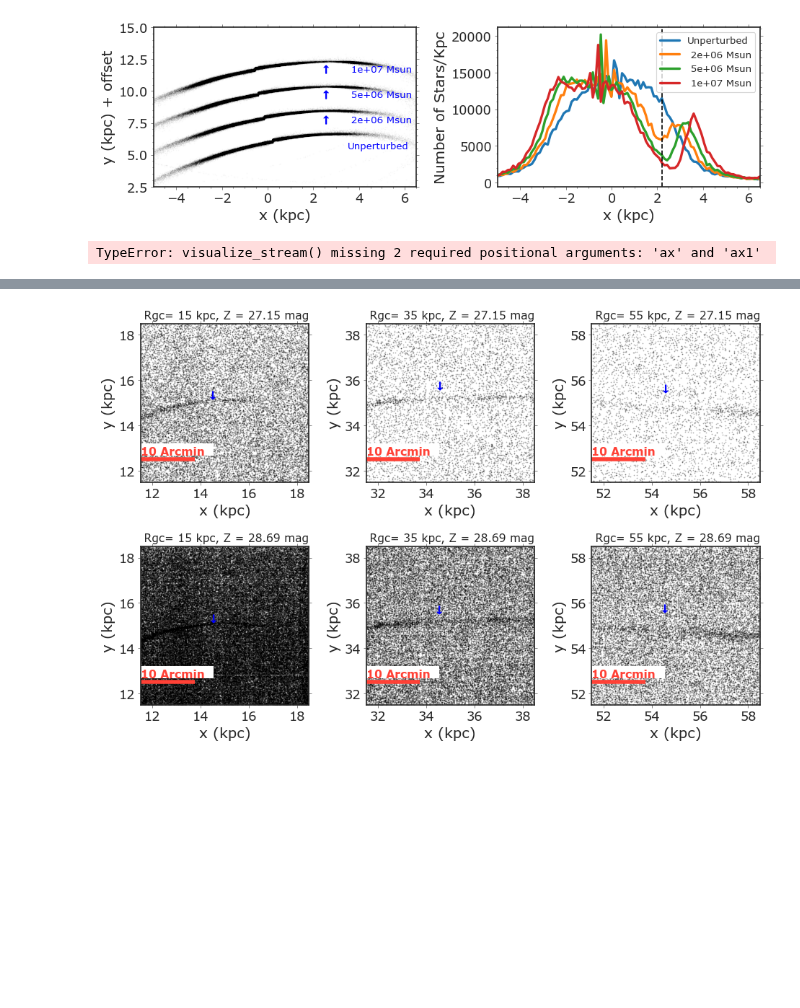
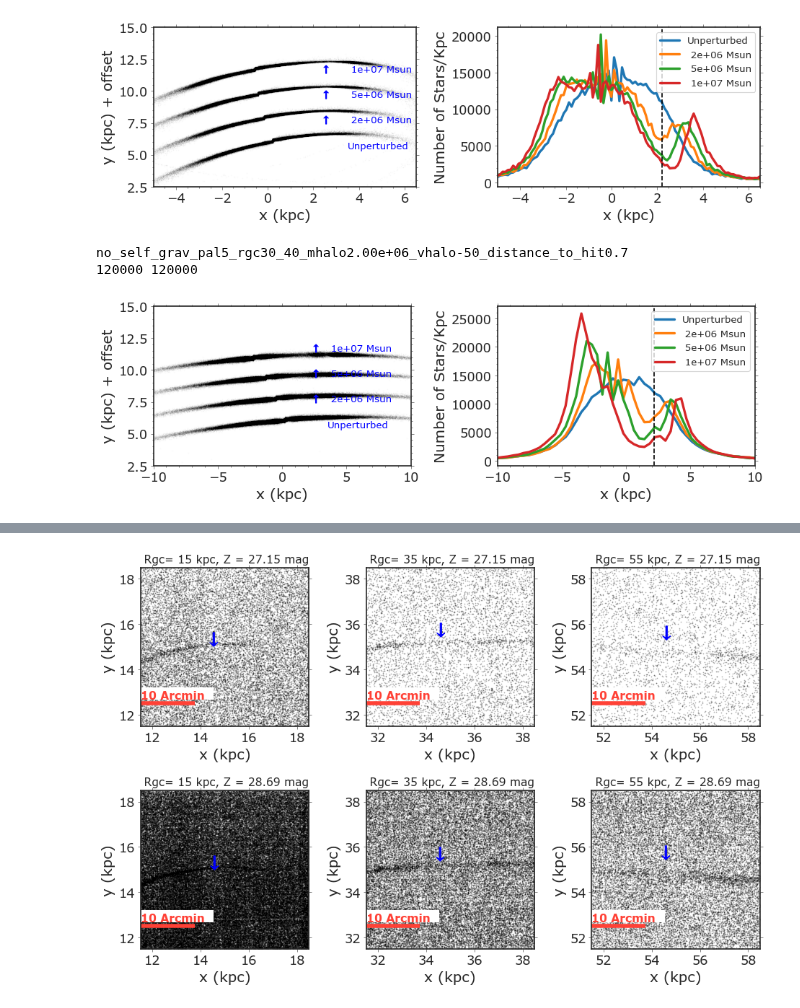
Before and after one commit to caganze/stellarstreams, a Jupyter notebook: notebooks/Poster Figures, Streams, Diagnostics.ipynb, the cells around one changed output, grey strips where cells are left out. Cells and saved outputs as stored; diff of their text form; code cells hidden in the pictures; blank space fills up the shorter version.

```diff
--- a/notebooks/Poster Figures, Streams, Diagnostics.ipynb
+++ b/notebooks/Poster Figures, Streams, Diagnostics.ipynb
@@ -33,6 +33,19 @@ def plot_density(r, grid, ax, label):
         vals.append(n/dx)
 
     ax.plot(grid, vals, linewidth=3, label=label)
+    return
+
+def plot_density_ratio(r0, r1, grid, ax, label):
+
+    vals=[]
+    dx= grid[1]-grid[0]
+    for g in grid:
+        n0= len(r0[np.logical_and(r0>=g,r0<=g+dx)])
+        n1= len(r1[np.logical_and(r1>=g,r1<=g+dx)])
+        vals.append((n0/n1))
+
+    ax.plot(grid, vals, linewidth=3, label=label)
+
     return
 
 def rotate(x, y, ang, c=(0,0)):
@@ -75,6 +88,7 @@ def visualize_stream(rgc, xlim, ylim, xgrid, vhalo, ax, ax1, offset=1):
     angle=np.arctan(line[0])
     x0, y0=rotate(x0, y0, -angle, c=(np.nanmedian(x0), np.nanmedian(y0)))
     ax.scatter(x0, y0, s=.05, alpha=0.05, c='k')
+    #_=ax.hist2d(x0, y0, cmap='Greys', bins=1000)
     plot_density(x0, xgrid, ax1, 'Unperturbed')
 
 
@@ -176,9 +190,37 @@ no_self_grav_pal5_rgc10_20_mhalo2.00e+06_vhalo-50_distance_to_hit0.5
 [figure]
 # %%
 
+#distance_to_hit=0.7
+#xgrid=np.linspace(-11, 15, 100)
+#_= visualize_stream('30_40', [-11, 15], [2.5, 15], xgrid, -50, offset=1.5)
+
+xgrid=np.linspace(-10, 10, 50)
+vhalo=-50
 distance_to_hit=0.7
-xgrid=np.linspace(-11, 15, 100)
-_= visualize_stream('30_40', [-11, 15], [2.5, 15], xgrid, -50, offset=1.5)
+#compare and contrast
+
+fig,(ax, ax1)=plt.subplots(figsize=(12,4), ncols=2)
+
+#_ =visualize_stream('10_20', [-qq, 6.5], [2.5, 15], xgrid, -50, ax, ax1, offset=2)
+_= visualize_stream('30_40', [-10, 10], [2.5, 15], xgrid, -50,   ax, ax1, offset=2)
+
+ax.text(3.5, 11.5, " {:.0e} Msun".format(1e7) ,c='b', fontsize=12)
+ax.text(3.5, 9.5, " {:.0e} Msun".format(5e6) ,c='b', fontsize=12)
+ax.text(3.5, 7.5, " {:.0e} Msun".format(2e6) ,c='b', fontsize=12)
+ax.text(3.5, 5.5, "Unperturbed".format(5e6) ,c='b', fontsize=12)
+
+ax.scatter(2.5,  11.75, color='b', marker='$\u2191$', s=100)
+ax.scatter(2.5,  9.75, color='b', marker='$\u2191$', s=100)
+ax.scatter(2.5,  7.75, color='b', marker='$\u2191$', s=100)
+
+ax1.legend(fontsize=12)
+ax1.axvline(2.2, linestyle='--', c='k')
+ax1.minorticks_on()
+plt.tight_layout()
+
+plt.savefig(path_plot+'/streams{}.jpeg'.format('30_40'), bbox_inches='tight')
 # %% [output]
-TypeError: visualize_stream() missing 2 required positional arguments: 'ax' and 'ax1'
+no_self_grav_pal5_rgc30_40_mhalo2.00e+06_vhalo-50_distance_to_hit0.7
+120000 120000
+[figure, added]
 # %%
```
Also changed, not shown: parts of 6 cells of this notebook, 1 other file.
